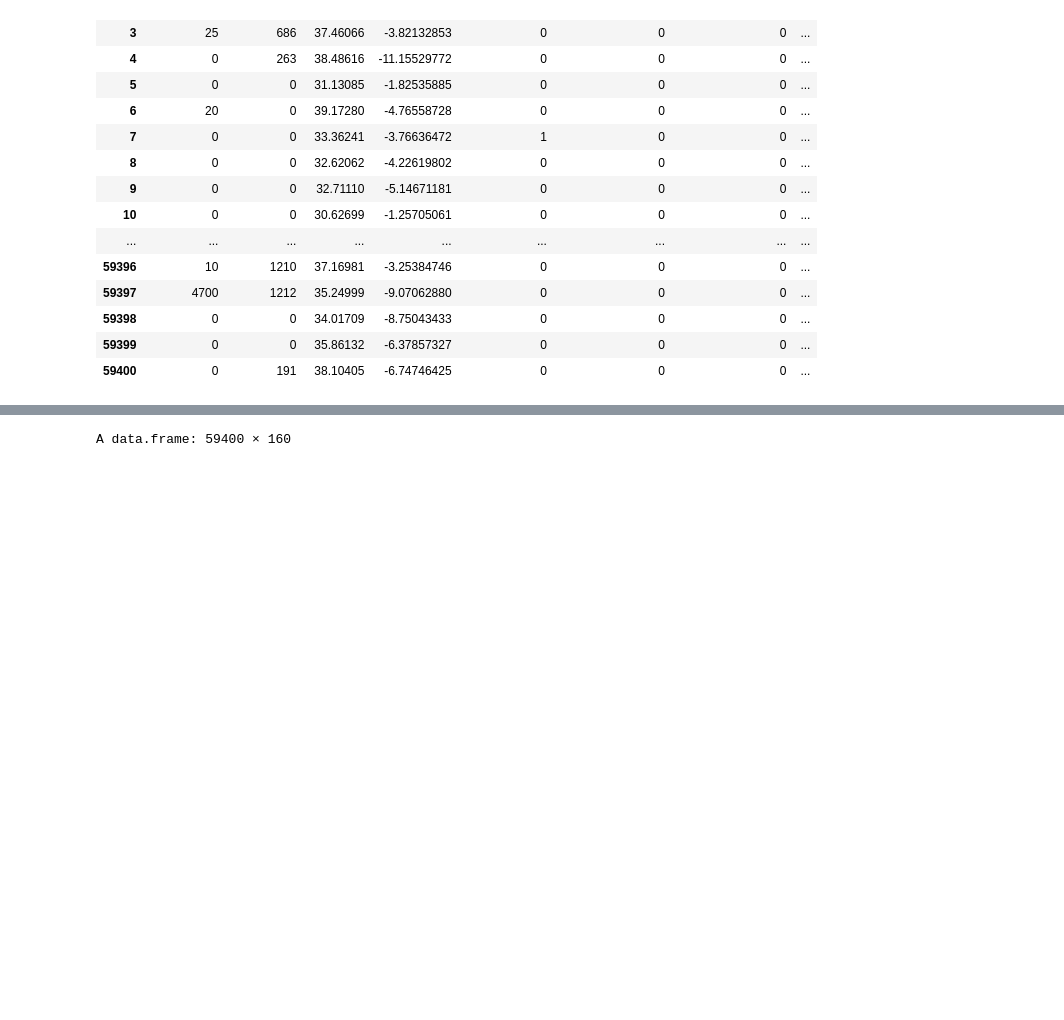
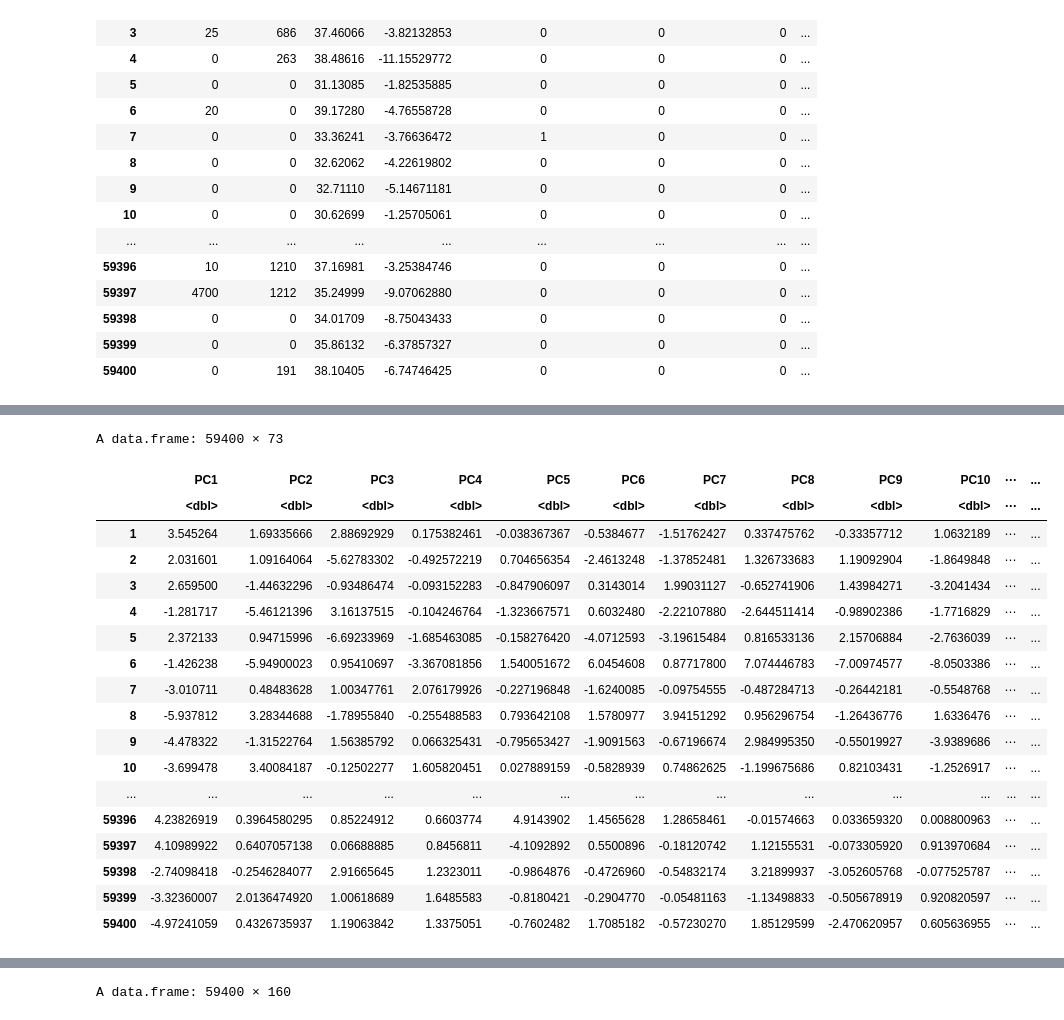
Before and after one commit to Maxlanglet/Projet_ML, a Jupyter notebook: ReportTemplate.ipynb, the cells around one changed output, grey strips where cells are left out. Cells and saved outputs as stored; diff of their text form; code cells hidden in the pictures; blank space fills up the shorter version.

```diff
--- a/ReportTemplate.ipynb
+++ b/ReportTemplate.ipynb
@@ -390,2 +397,4 @@ names(X_final)<-make.names(names(X_final))
 # %%
 #X_pca<-data.frame(prcomp(X_final,retx=T)$x)
+
+X_pca <- prcomp(X_final, scale = TRUE)#,retx=T
@@ -391,0 +442,25 @@ names(X_final)<-make.names(names(X_final))
+# %%
+X_final <- data.frame(X_pca$x[,1:73])
+X_final
+
+#FOR NEW DATA HENCE FINAL SUBMISSION: project.b = predict(pca.a, b)
+# %% [output]
+A data.frame: 59400 × 73
+|  | PC1 | PC2 | PC3 | PC4 | PC5 | PC6 | PC7 | PC8 | PC9 | PC10 | ⋯ | ... |
+|  | <dbl> | <dbl> | <dbl> | <dbl> | <dbl> | <dbl> | <dbl> | <dbl> | <dbl> | <dbl> | ⋯ | ... |
+| 1 | 3.545264 | 1.69335666 | 2.88692929 | 0.175382461 | -0.038367367 | -0.5384677 | -1.51762427 | 0.337475762 | -0.33357712 | 1.0632189 | ⋯ | ... |
+| 2 | 2.031601 | 1.09164064 | -5.62783302 | -0.492572219 | 0.704656354 | -2.4613248 | -1.37852481 | 1.326733683 | 1.19092904 | -1.8649848 | ⋯ | ... |
+| 3 | 2.659500 | -1.44632296 | -0.93486474 | -0.093152283 | -0.847906097 | 0.3143014 | 1.99031127 | -0.652741906 | 1.43984271 | -3.2041434 | ⋯ | ... |
+| 4 | -1.281717 | -5.46121396 | 3.16137515 | -0.104246764 | -1.323667571 | 0.6032480 | -2.22107880 | -2.644511414 | -0.98902386 | -1.7716829 | ⋯ | ... |
+| 5 | 2.372133 | 0.94715996 | -6.69233969 | -1.685463085 | -0.158276420 | -4.0712593 | -3.19615484 | 0.816533136 | 2.15706884 | -2.7636039 | ⋯ | ... |
+| 6 | -1.426238 | -5.94900023 | 0.95410697 | -3.367081856 | 1.540051672 | 6.0454608 | 0.87717800 | 7.074446783 | -7.00974577 | -8.0503386 | ⋯ | ... |
+| 7 | -3.010711 | 0.48483628 | 1.00347761 | 2.076179926 | -0.227196848 | -1.6240085 | -0.09754555 | -0.487284713 | -0.26442181 | -0.5548768 | ⋯ | ... |
+| 8 | -5.937812 | 3.28344688 | -1.78955840 | -0.255488583 | 0.793642108 | 1.5780977 | 3.94151292 | 0.956296754 | -1.26436776 | 1.6336476 | ⋯ | ... |
+| 9 | -4.478322 | -1.31522764 | 1.56385792 | 0.066325431 | -0.795653427 | -1.9091563 | -0.67196674 | 2.984995350 | -0.55019927 | -3.9389686 | ⋯ | ... |
+| 10 | -3.699478 | 3.40084187 | -0.12502277 | 1.605820451 | 0.027889159 | -0.5828939 | 0.74862625 | -1.199675686 | 0.82103431 | -1.2526917 | ⋯ | ... |
+| ... | ... | ... | ... | ... | ... | ... | ... | ... | ... | ... | ... | ... |
+| 59396 | 4.23826919 | 0.3964580295 | 0.85224912 | 0.6603774 | 4.9143902 | 1.4565628 | 1.28658461 | -0.01574663 | 0.033659320 | 0.008800963 | ⋯ | ... |
+| 59397 | 4.10989922 | 0.6407057138 | 0.06688885 | 0.8456811 | -4.1092892 | 0.5500896 | -0.18120742 | 1.12155531 | -0.073305920 | 0.913970684 | ⋯ | ... |
+| 59398 | -2.74098418 | -0.2546284077 | 2.91665645 | 1.2323011 | -0.9864876 | -0.4726960 | -0.54832174 | 3.21899937 | -3.052605768 | -0.077525787 | ⋯ | ... |
+| 59399 | -3.32360007 | 2.0136474920 | 1.00618689 | 1.6485583 | -0.8180421 | -0.2904770 | -0.05481163 | -1.13498833 | -0.505678919 | 0.920820597 | ⋯ | ... |
+| 59400 | -4.97241059 | 0.4326735937 | 1.19063842 | 1.3375051 | -0.7602482 | 1.7085182 | -0.57230270 | 1.85129599 | -2.470620957 | 0.605636955 | ⋯ | ... |
```
Also changed, not shown: parts of 9 cells of this notebook.
